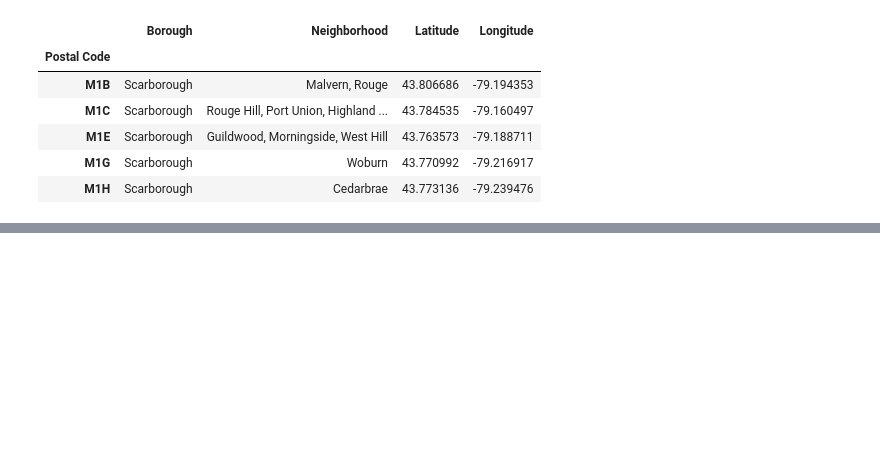
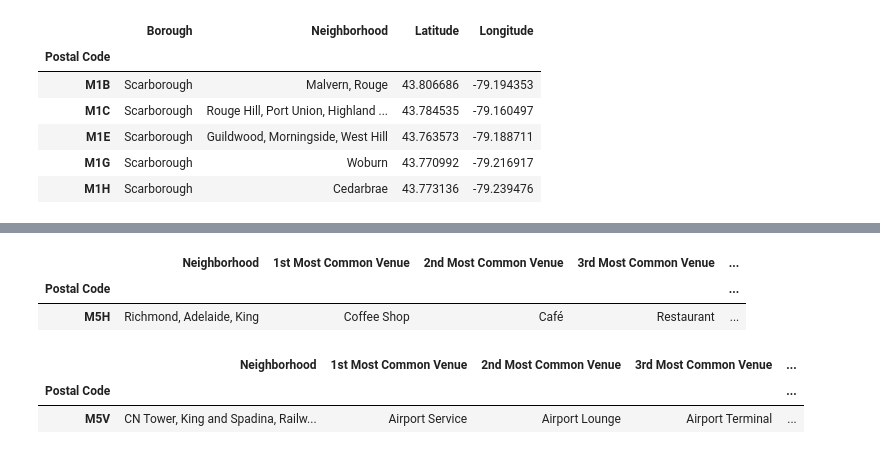
Before and after one commit to asarrazin/Coursera_Capstone, a Jupyter notebook: Week 3 - Part 3.ipynb, the cells around one changed output, grey strips where cells are left out. Drawn from its saved outputs; the diff is of its cells as text; code cells hidden in the pictures; blank space fills up the shorter version.

```diff
--- a/Week 3 - Part 3.ipynb
+++ b/Week 3 - Part 3.ipynb
@@ -24,0 +266,16 @@ df.head()
+# %%
+# Explore 2nd Cluster
+df_toronto_merged.loc[df_toronto_merged['Cluster Labels'] == 1, df_toronto_merged.columns[[1] +
+                                                     list(range(5, df_toronto_merged.shape[1]))]]
+# %% [output]
+|  | Neighborhood | 1st Most Common Venue | 2nd Most Common Venue | 3rd Most Common Venue | ... |
+| Postal Code |  |  |  |  | ... |
+| M5H | Richmond, Adelaide, King | Coffee Shop | Café | Restaurant | ... |
+# %%
+# Explore 3rd Cluster
+df_toronto_merged.loc[df_toronto_merged['Cluster Labels'] == 2, df_toronto_merged.columns[[1] +
+                                                     list(range(5, df_toronto_merged.shape[1]))]]
+# %% [output]
+|  | Neighborhood | 1st Most Common Venue | 2nd Most Common Venue | 3rd Most Common Venue | ... |
+| Postal Code |  |  |  |  | ... |
+| M5V | CN Tower, King and Spadina, Railw... | Airport Service | Airport Lounge | Airport Terminal | ... |
```
Also changed, not shown: parts of 15 cells of this notebook.
